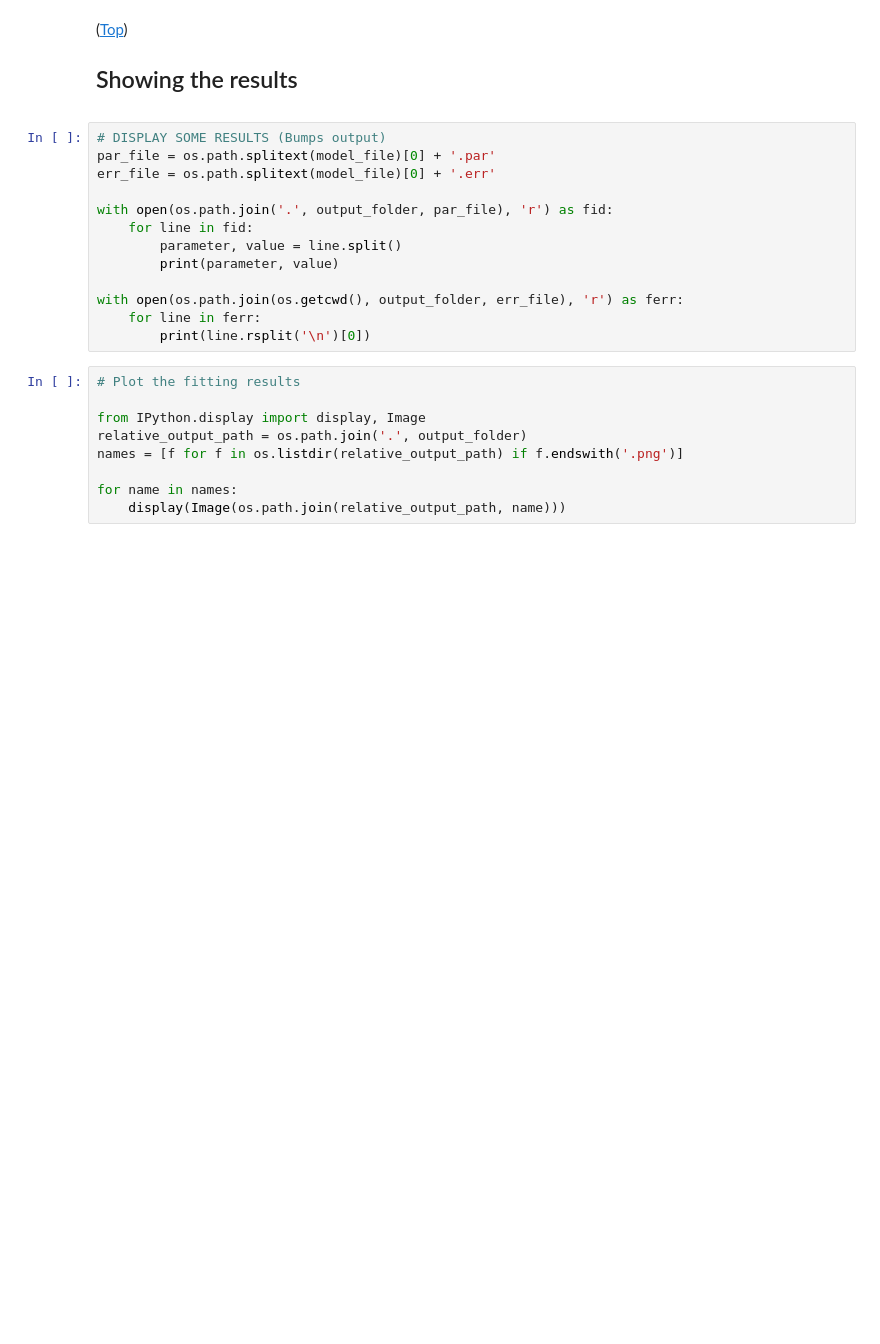
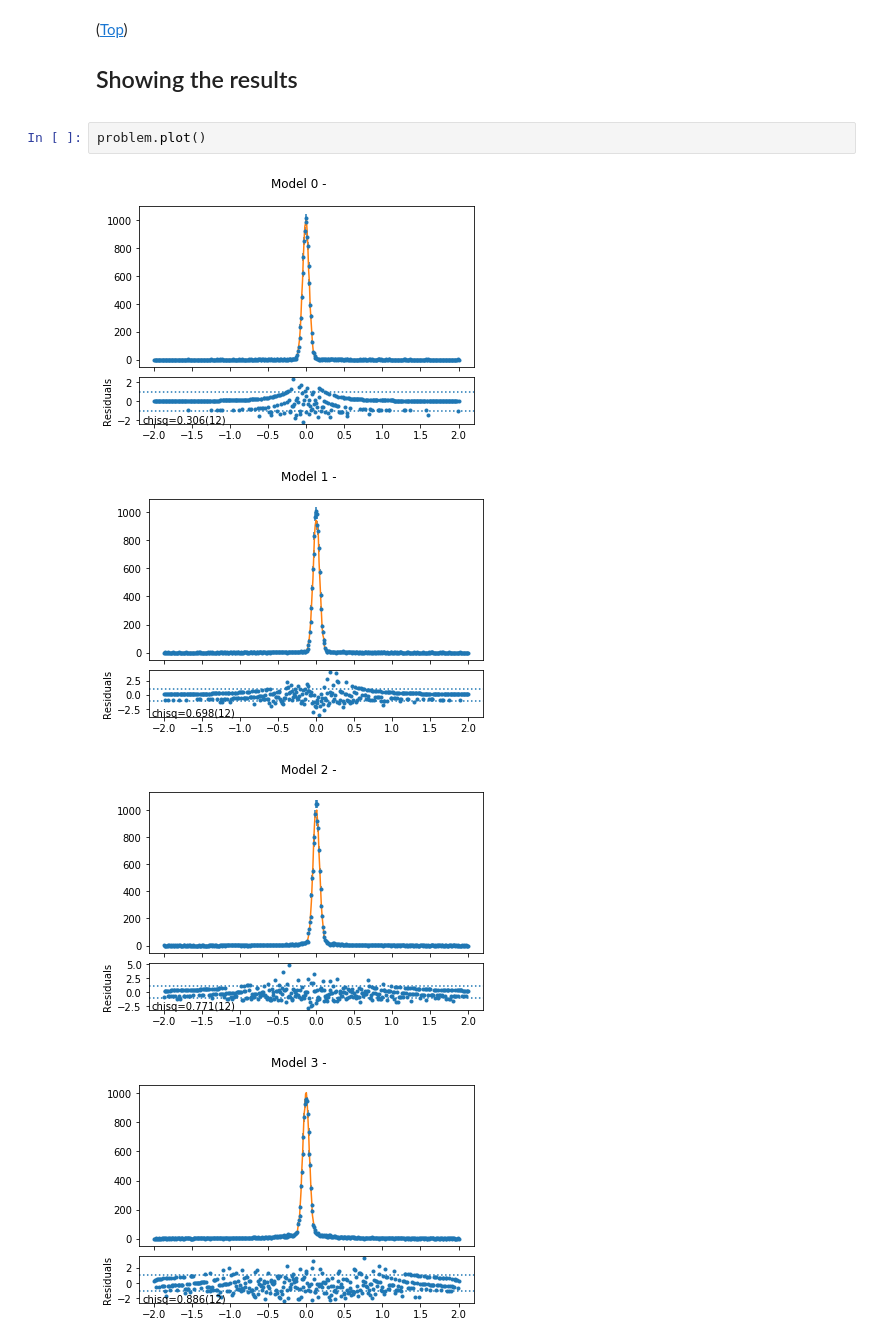
Before and after one commit to QENSlibrary/QENSmodels, a Jupyter notebook: examples/bumps_IsoRot_fit.ipynb, the cells around one changed output. Cells and saved outputs as stored; diff of their text form; blank space fills up the shorter version.

Commit message:
Changed usage of bumps in jupyter notebooks (removed cli)

```diff
--- a/examples/bumps_IsoRot_fit.ipynb
+++ b/examples/bumps_IsoRot_fit.ipynb
@@ -165,24 +184,9 @@ refined parameters
 # %% [markdown]
 (<a href='#Table of Contents'>Top</a>)<a id='results'></a><h2>Showing the results </h2>
-# %%
-# DISPLAY SOME RESULTS (Bumps output)
-par_file = os.path.splitext(model_file)[0] + '.par'
-err_file = os.path.splitext(model_file)[0] + '.err'
-
-with open(os.path.join('.', output_folder, par_file), 'r') as fid:
-    for line in fid:
-        parameter, value = line.split()
-        print(parameter, value)
-
-with open(os.path.join(os.getcwd(), output_folder, err_file), 'r') as ferr:
-    for line in ferr:
-        print(line.rsplit('\n')[0])
-# %%
-# Plot the fitting results
-
-from IPython.display import display, Image
-relative_output_path = os.path.join('.', output_folder)
-names = [f for f in os.listdir(relative_output_path) if f.endswith('.png')]
-
-for name in names:
-    display(Image(os.path.join(relative_output_path, name)))
+# %%
+problem.plot()
+# %% [output]
+[figure, added]
+[figure, added]
+[figure, added]
+[figure, added]
```
Also changed, not shown: parts of 13 cells of this notebook, 5 other files.
